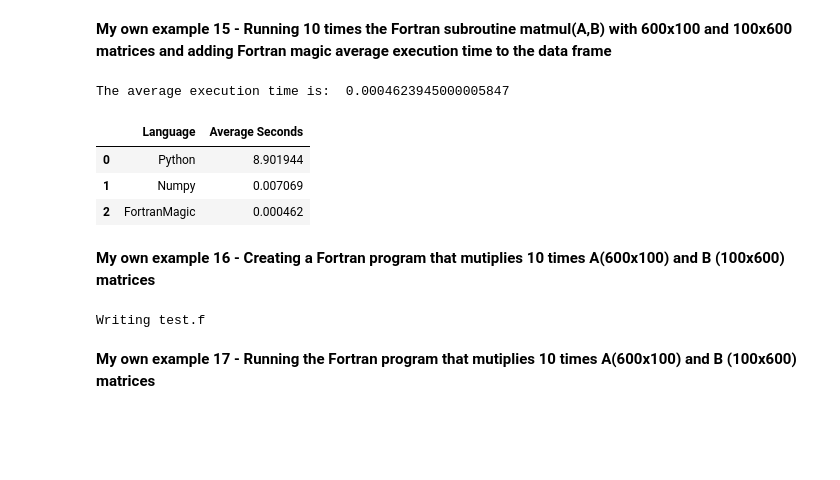
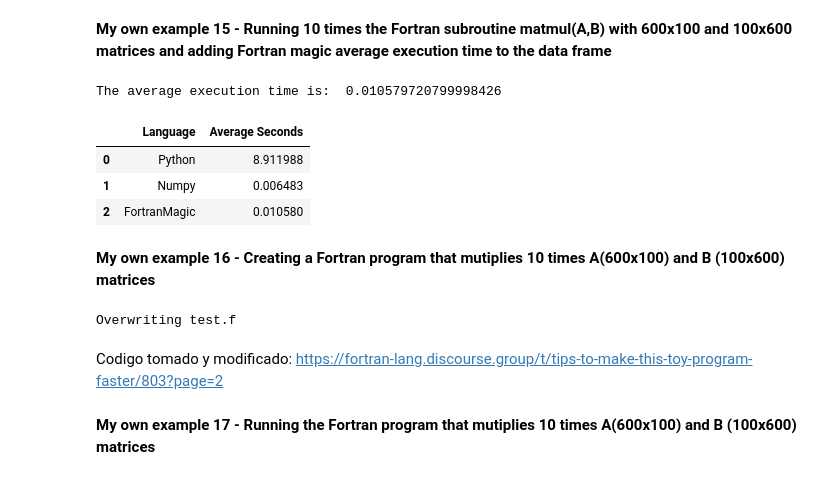
Before and after one commit to SergioR-02/MetNumUN2024I, a Jupyter notebook: Lab2/seruizh_Lab2.ipynb, the cells around one changed output. Drawn from its saved outputs; the diff is of its cells as text; code cells hidden in the pictures; blank space fills up the shorter version.

```diff
--- a/Lab2/seruizh_Lab2.ipynb
+++ b/Lab2/seruizh_Lab2.ipynb
@@ -512,23 +506,23 @@ array([[224422., 346834.,      0., ...,      0.,      0.,      0.],
 # %%
 import time
 avg = 0
 for i in range(10):
   start = time.process_time()
-  fortran_matmul(M_A,M_B)
+  fortran_matrix(matrix_1,matrix_2)
   end = time.process_time()
   avg += end - start
 avg = avg/10
 print("The average execution time is: ", avg)
 
 
 DF_execution_time_data.loc[len(DF_execution_time_data.index)] = ['FortranMagic', avg]
 display(DF_execution_time_data)
 # %% [output]
-The average execution time is:  0.0004623945000005847
+The average execution time is:  0.010579720799998426
 |  | Language | Average Seconds |
-| 0 | Python | 8.901944 |
-| 1 | Numpy | 0.007069 |
-| 2 | FortranMagic | 0.000462 |
+| 0 | Python | 8.911988 |
+| 1 | Numpy | 0.006483 |
+| 2 | FortranMagic | 0.010580 |
 # %% [markdown]
 **My own example 16 - Creating a  Fortran program that mutiplies 10 times A(600x100) and  B (100x600) matrices**
 # %%
@@ -576,7 +570,9 @@ The average execution time is:  0.0004623945000005847
         stop
         end
 # %% [output]
-Writing test.f
+Overwriting test.f
+# %% [markdown]
+Codigo tomado y modificado: https://fortran-lang.discourse.group/t/tips-to-make-this-toy-program-faster/803?page=2
 # %% [markdown]
 **My own example 17 - Running the Fortran program that mutiplies 10 times A(600x100) and  B (100x600) matrices**
 # %%
```
Also changed, not shown: parts of 45 cells of this notebook.
